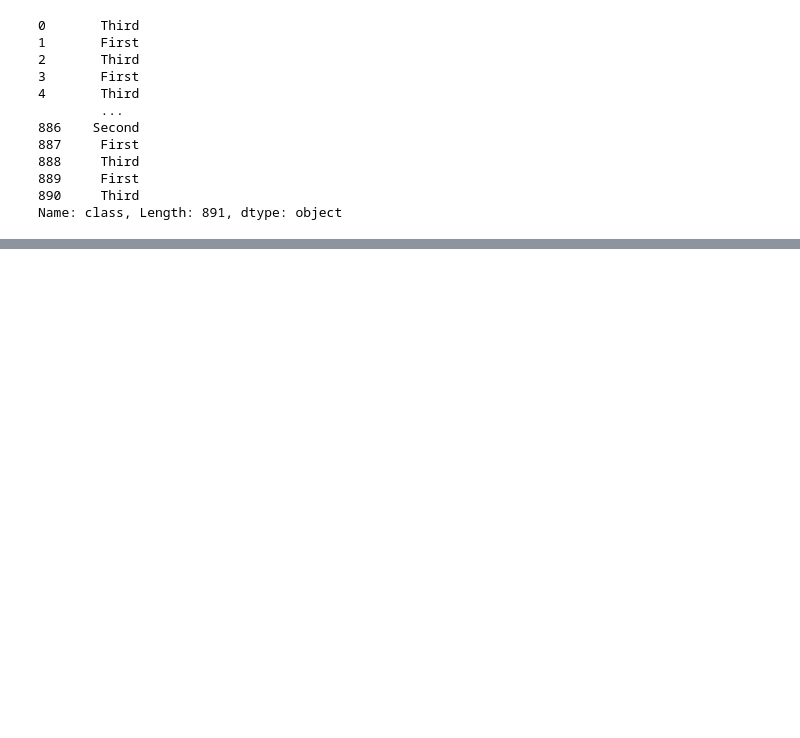
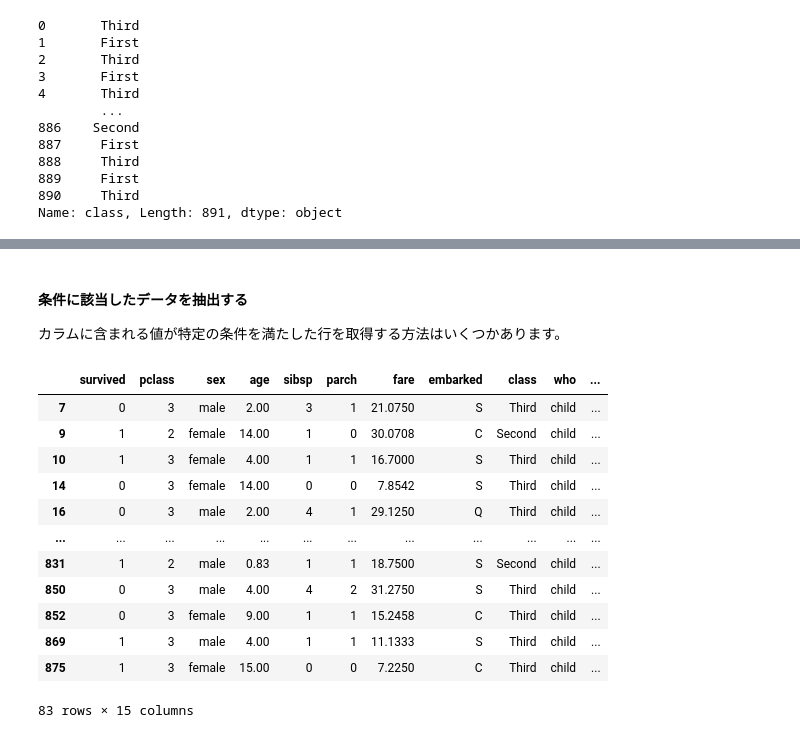
Before and after one commit to shinchu/dataviz-notebooks, a Jupyter notebook: week_1/intro-to-pandas.ipynb, the cells around one changed output, grey strips where cells are left out. Cells and saved outputs as stored; diff of their text form; code cells hidden in the pictures; blank space fills up the shorter version.

```diff
--- a/week_1/intro-to-pandas.ipynb
+++ b/week_1/intro-to-pandas.ipynb
@@ -201,0 +367,20 @@ Name: class, Length: 891, dtype: object
+# %% [markdown]
+#### 条件に該当したデータを抽出する
+
+カラムに含まれる値が特定の条件を満たした行を取得する方法はいくつかあります。
+# %%
+titanic[titanic["who"] == "child"]
+# %% [output]
+|  | survived | pclass | sex | age | sibsp | parch | fare | embarked | class | who | ... |
+| 7 | 0 | 3 | male | 2.00 | 3 | 1 | 21.0750 | S | Third | child | ... |
+| 9 | 1 | 2 | female | 14.00 | 1 | 0 | 30.0708 | C | Second | child | ... |
+| 10 | 1 | 3 | female | 4.00 | 1 | 1 | 16.7000 | S | Third | child | ... |
+| 14 | 0 | 3 | female | 14.00 | 0 | 0 | 7.8542 | S | Third | child | ... |
+| 16 | 0 | 3 | male | 2.00 | 4 | 1 | 29.1250 | Q | Third | child | ... |
+| ... | ... | ... | ... | ... | ... | ... | ... | ... | ... | ... | ... |
+| 831 | 1 | 2 | male | 0.83 | 1 | 1 | 18.7500 | S | Second | child | ... |
+| 850 | 0 | 3 | male | 4.00 | 4 | 2 | 31.2750 | S | Third | child | ... |
+| 852 | 0 | 3 | female | 9.00 | 1 | 1 | 15.2458 | C | Third | child | ... |
+| 869 | 1 | 3 | male | 4.00 | 1 | 1 | 11.1333 | S | Third | child | ... |
+| 875 | 1 | 3 | female | 15.00 | 0 | 0 | 7.2250 | C | Third | child | ... |
+83 rows × 15 columns
```
Also changed, not shown: parts of 53 cells of this notebook.
